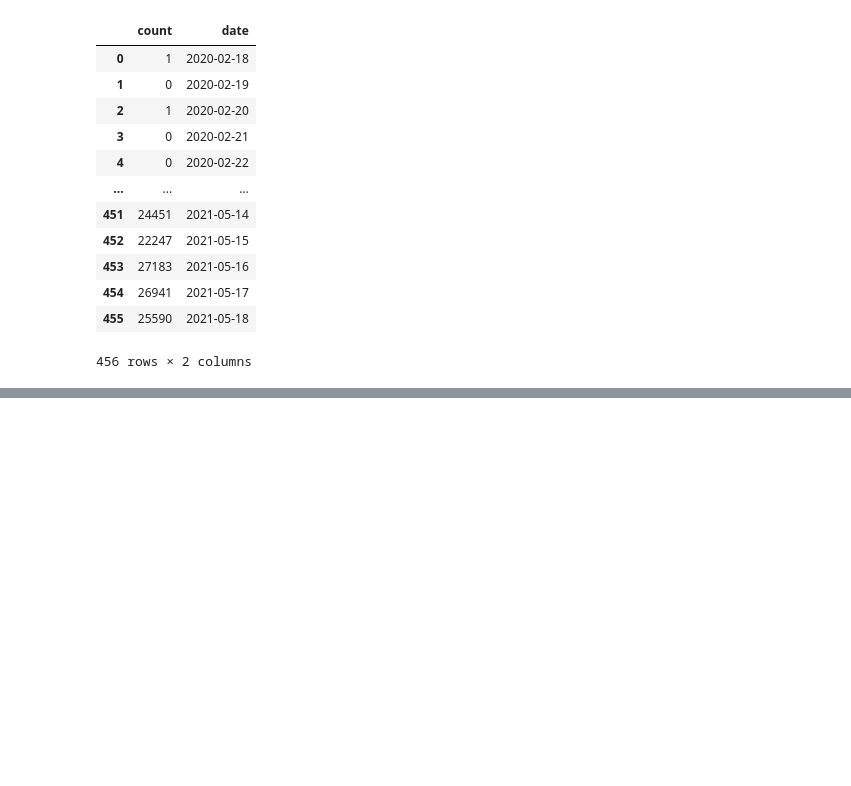
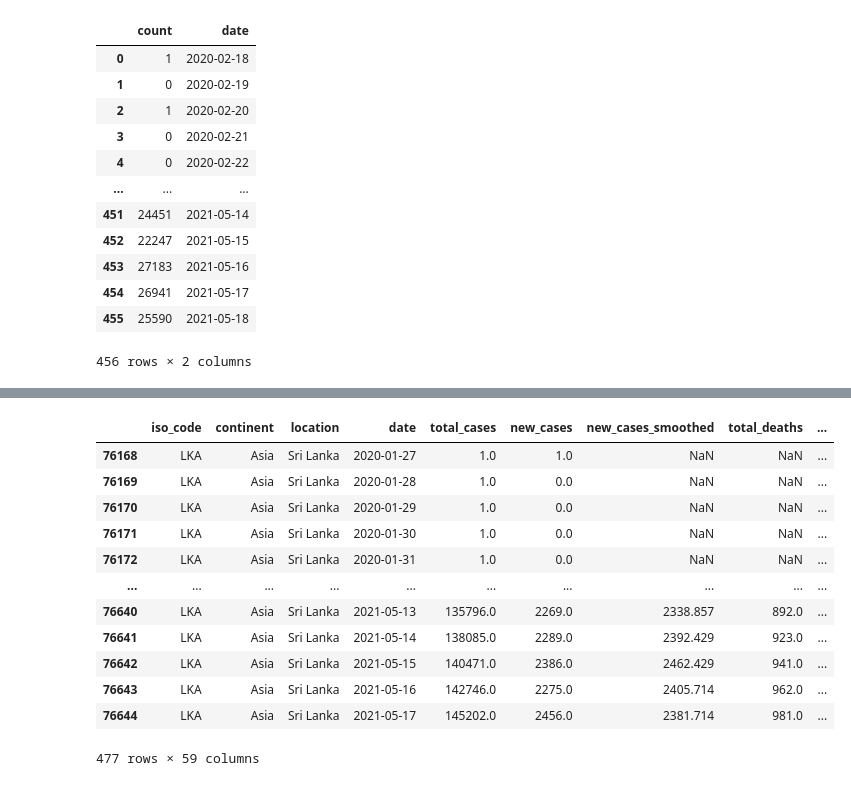
Before and after one commit to ashen007/SL_COVID_analysis, a Jupyter notebook: notebooks/case_data_analysis.ipynb, the cells around one changed output, grey strips where cells are left out. Drawn from its saved outputs; the diff is of its cells as text; code cells hidden in the pictures; blank space fills up the shorter version.

```diff
--- a/notebooks/case_data_analysis.ipynb
+++ b/notebooks/case_data_analysis.ipynb
@@ -116,0 +152,17 @@ hospital_extended
+# %%
+sl_full = world_data[world_data['location']=='Sri Lanka']
+sl_full
+# %% [output]
+|  | iso_code | continent | location | date | total_cases | new_cases | new_cases_smoothed | total_deaths | ... |
+| 76168 | LKA | Asia | Sri Lanka | 2020-01-27 | 1.0 | 1.0 | NaN | NaN | ... |
+| 76169 | LKA | Asia | Sri Lanka | 2020-01-28 | 1.0 | 0.0 | NaN | NaN | ... |
+| 76170 | LKA | Asia | Sri Lanka | 2020-01-29 | 1.0 | 0.0 | NaN | NaN | ... |
+| 76171 | LKA | Asia | Sri Lanka | 2020-01-30 | 1.0 | 0.0 | NaN | NaN | ... |
+| 76172 | LKA | Asia | Sri Lanka | 2020-01-31 | 1.0 | 0.0 | NaN | NaN | ... |
+| ... | ... | ... | ... | ... | ... | ... | ... | ... | ... |
+| 76640 | LKA | Asia | Sri Lanka | 2021-05-13 | 135796.0 | 2269.0 | 2338.857 | 892.0 | ... |
+| 76641 | LKA | Asia | Sri Lanka | 2021-05-14 | 138085.0 | 2289.0 | 2392.429 | 923.0 | ... |
+| 76642 | LKA | Asia | Sri Lanka | 2021-05-15 | 140471.0 | 2386.0 | 2462.429 | 941.0 | ... |
+| 76643 | LKA | Asia | Sri Lanka | 2021-05-16 | 142746.0 | 2275.0 | 2405.714 | 962.0 | ... |
+| 76644 | LKA | Asia | Sri Lanka | 2021-05-17 | 145202.0 | 2456.0 | 2381.714 | 981.0 | ... |
+477 rows × 59 columns
```
Also changed, not shown: parts of 9 cells of this notebook.
